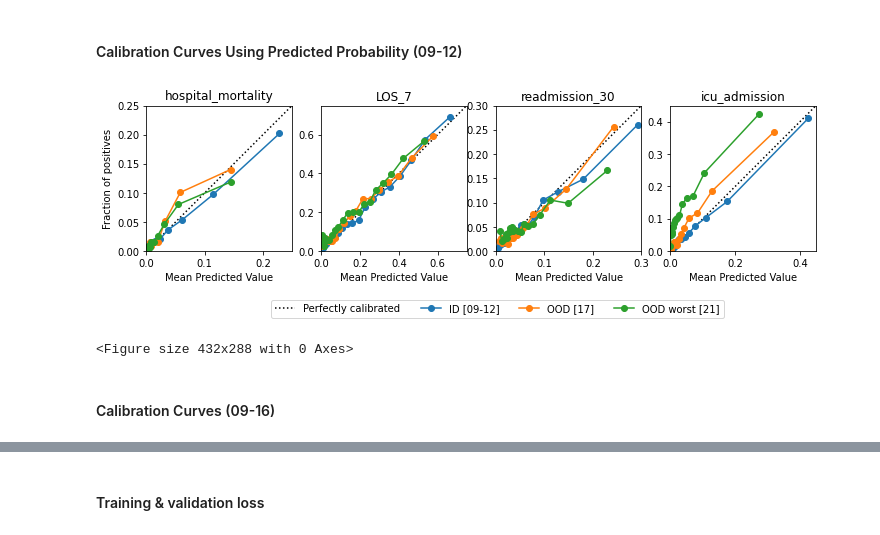
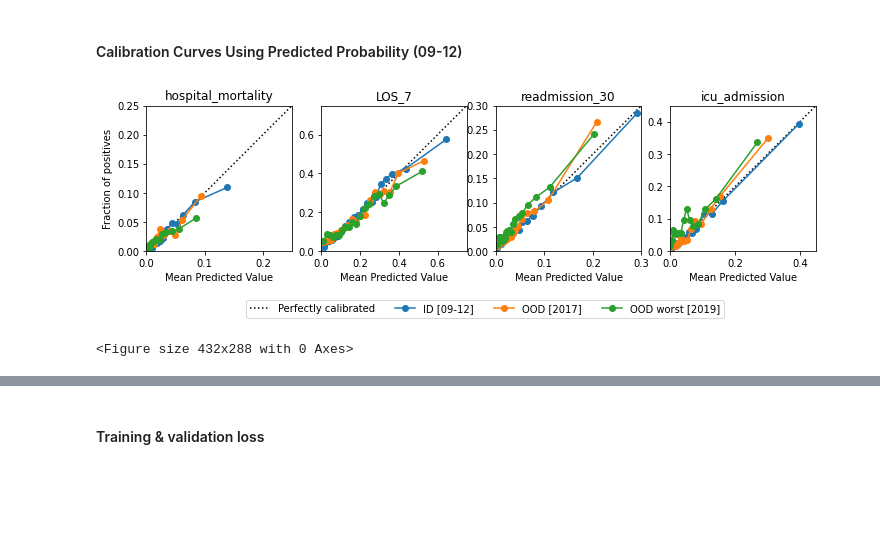
Before and after one commit to som-shahlab/temp_ds_shift_robustness, a Jupyter notebook: experiments/baseline/notebooks/sup_pred_probs_calibration.ipynb, the cells around one changed output, grey strips where cells are left out. Saved outputs shown, nothing was run; the diff lists cells and outputs as text; code cells hidden in the pictures; blank space fills up the shorter version.

Commit message:
update gitignore, readme, and baseline notebooks

```diff
--- a/experiments/baseline/notebooks/sup_pred_probs_calibration.ipynb
+++ b/experiments/baseline/notebooks/sup_pred_probs_calibration.ipynb
@@ -16,11 +16,11 @@ from sklearn.calibration import calibration_curve
 
 pd.options.display.max_rows = 100
 # %%
-artifacts_fpath = '/local-scratch/nigam/projects/lguo/starr/experiments/baseline/artifacts'
+artifacts_fpath = '/local-scratch/nigam/projects/lguo/temp_ds_shift_robustness/experiments/baseline/artifacts'
 tasks = ['hospital_mortality','LOS_7','readmission_30','icu_admission']
 
 g1 = '2017'
-g2 = '2021'
+g2 = '2019'
 # %% [markdown]
 #### Distribution of Predicted probability Conditioned on Y (09-12)
 # %%
@@ -132,8 +88,8 @@ for c,task in enumerate(tasks):
     fname = [x for x in os.listdir(fpath) if 'best_model' in x]
     df_probs = pd.read_csv(f"{fpath}/{fname[0]}", dtype={'test_group':'str'}).round(3)
     id_probs = df_probs.query("test_group==['2009_2010_2011_2012']")[['labels','pred_probs']]
-    ood_mid_probs = df_probs.query("test_group==['2017']")[['labels','pred_probs']]
-    ood_worst_probs = df_probs.query("test_group==['2021']")[['labels','pred_probs']]
+    ood_mid_probs = df_probs.query("test_group==[@g1]")[['labels','pred_probs']]
+    ood_worst_probs = df_probs.query("test_group==[@g2]")[['labels','pred_probs']]
 
     # perfect calibration
     axes[c].plot([0, 1], [0, 1], "k:", label="Perfectly calibrated")
@@ -165,7 +121,7 @@ for c,task in enumerate(tasks):
         mean_predicted_value,
         fraction_of_positives,
         "o-",
-        label="OOD [17]"
+        label=f"OOD [{g1}]"
     )
 
     # OOD worst
@@ -173,35 +129,33 @@ for c,task in enumerate(tasks):
         ood_worst_probs['labels'],
         ood_worst_probs['pred_probs'],
         n_bins=nbins,
         strategy='quantile'
     )
 
     axes[c].plot(
         mean_predicted_value,
         fraction_of_positives,
         "o-",
-        label="OOD worst [21]"
+        label=f"OOD worst [{g2}]"
     )
 
     if c==0:
         axes[c].set_ylabel("Fraction of positives")
 
     axes[c].set_xlabel("Mean Predicted Value")
     axes[c].set_ylim(lims[task])
     axes[c].set_xlim(lims[task])
     #axes[c].legend(loc="upper left")
     axes[c].set_title(task)
     axes[c].set_aspect('equal')
     if c == len(tasks)-1:
         axes[c].legend(
             bbox_to_anchor=(0.4,-0.3),
             ncol=4,
             frameon=True
         )
 plt.show()
 plt.tight_layout()
 # %% [output]
-[figure, old version]
+[figure, new version]
 <Figure size 432x288 with 0 Axes>
-# %% [markdown]
-#### Calibration Curves (09-16)
```
Also changed, not shown: parts of 8 cells of this notebook, 3 other files.
